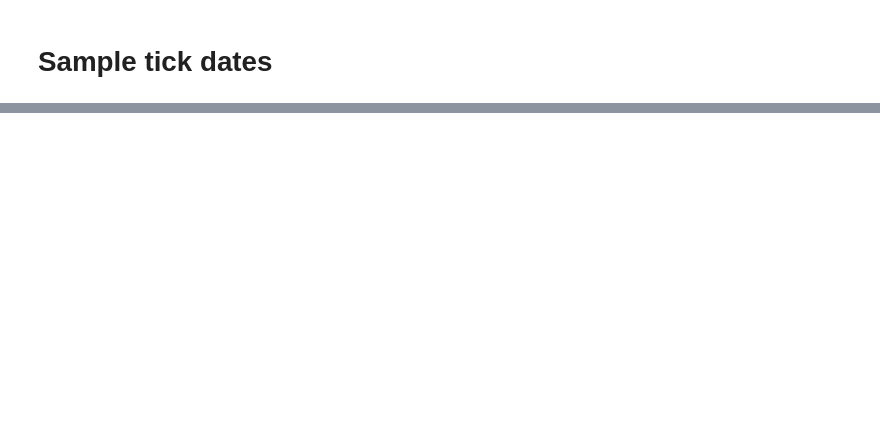
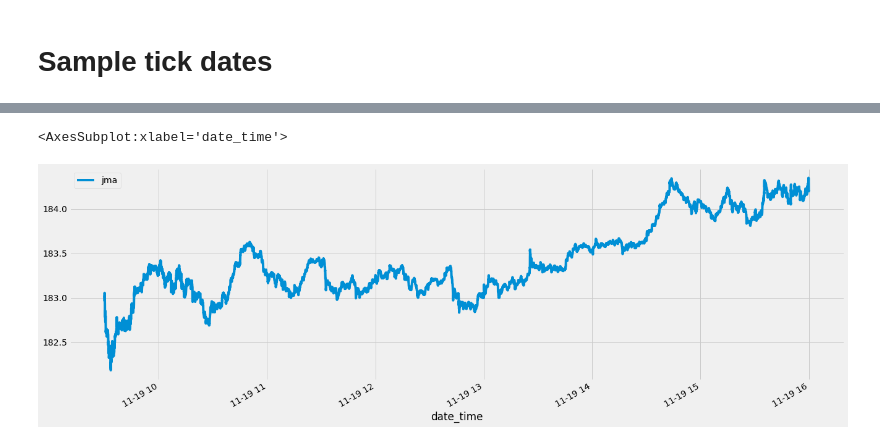
Before and after one commit to wangscu/pandas-polygon, a Jupyter notebook: nb_bars.ipynb, the cells around one changed output, grey strips where cells are left out. Cells and saved outputs as stored; diff of their text form; code cells hidden in the pictures; blank space fills up the shorter version.

```diff
--- a/nb_bars.ipynb
+++ b/nb_bars.ipynb
@@ -88,0 +78,3 @@ pd.DataFrame(bar_dates['bars'])
+# %%
+tdf=bar_dates[2]['ticks_df']
+bdf=bar_dates[2]['bars_df']
@@ -89,2 +117,7 @@ pd.DataFrame(bar_dates['bars'])
+# %%
+tdf[tdf.status.str.startswith('clean_open_mar')].plot(x='date_time', y='jma')
+# %% [output]
+<AxesSubplot:xlabel='date_time'>
+[figure, added]
 # %%
 # bar flow
```
Also changed, not shown: parts of 9 cells of this notebook, 6 other files.
